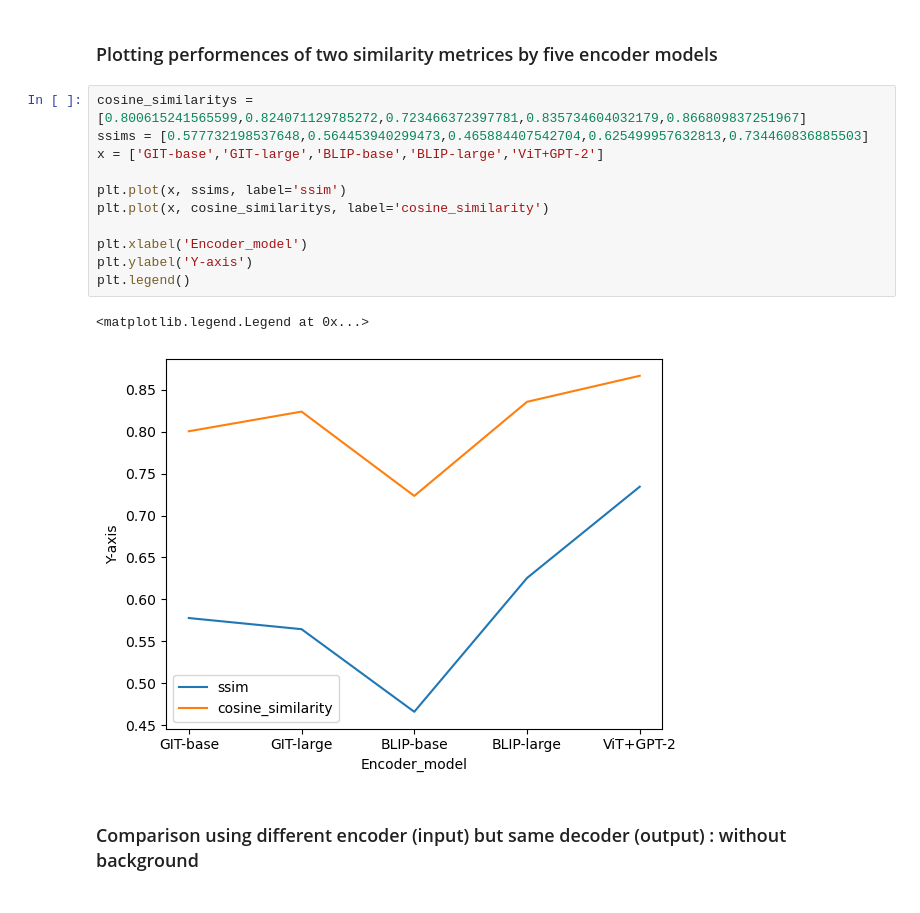
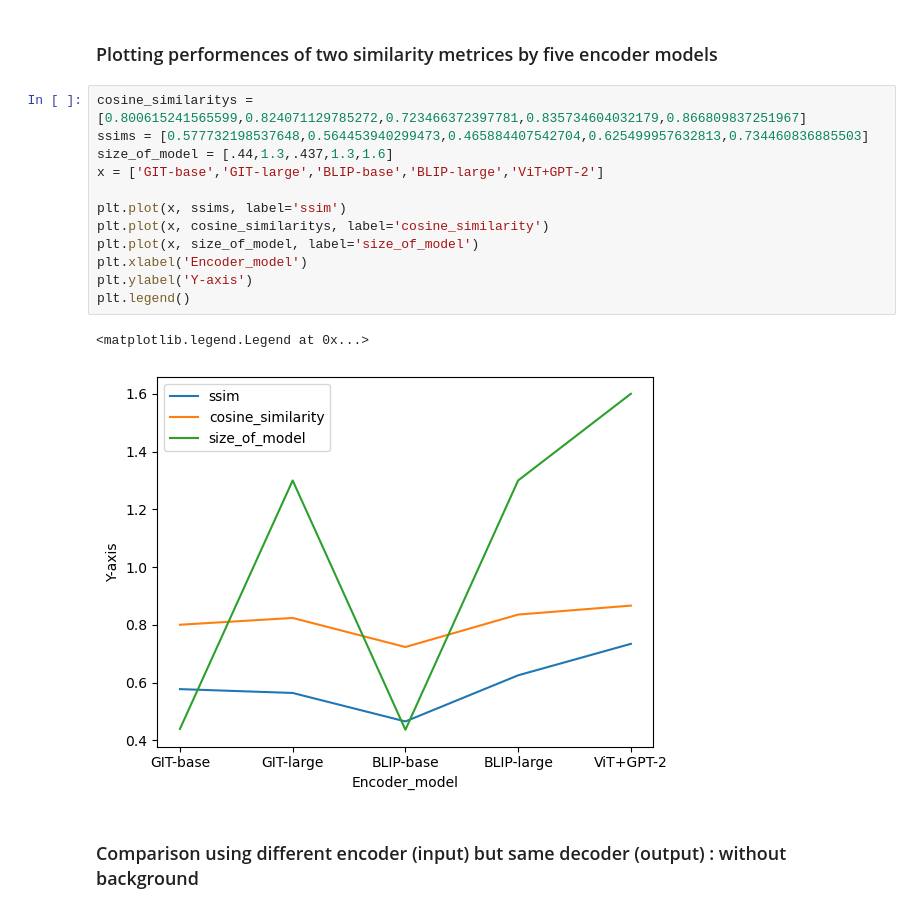
Before and after one commit to shubha07m/Energy-optimized-semantic-loss, a Jupyter notebook: similarity_testing.ipynb, the cells around one changed output. Saved outputs shown, nothing was run; the diff lists cells and outputs as text.

Commit message:
adding the comparison for model sizes

```diff
--- a/similarity_testing.ipynb
+++ b/similarity_testing.ipynb
@@ -107,17 +108,18 @@ structural similarity index measure:0.734
 # %%
 cosine_similaritys = [0.800615241565599,0.824071129785272,0.723466372397781,0.835734604032179,0.866809837251967]
 ssims = [0.577732198537648,0.564453940299473,0.465884407542704,0.625499957632813,0.734460836885503]
+size_of_model = [.44,1.3,.437,1.3,1.6]
 x = ['GIT-base','GIT-large','BLIP-base','BLIP-large','ViT+GPT-2']
 
 plt.plot(x, ssims, label='ssim')
 plt.plot(x, cosine_similaritys, label='cosine_similarity')
-
+plt.plot(x, size_of_model, label='size_of_model')
 plt.xlabel('Encoder_model')
 plt.ylabel('Y-axis')
 plt.legend()
 # %% [output]
 <matplotlib.legend.Legend at 0x...>
-[figure, old version]
+[figure, new version]
 # %% [markdown]
 ### Comparison using different encoder (input) but same decoder (output) : without background ###
 # %%
```
Also changed, not shown: parts of 2 cells of this notebook.
